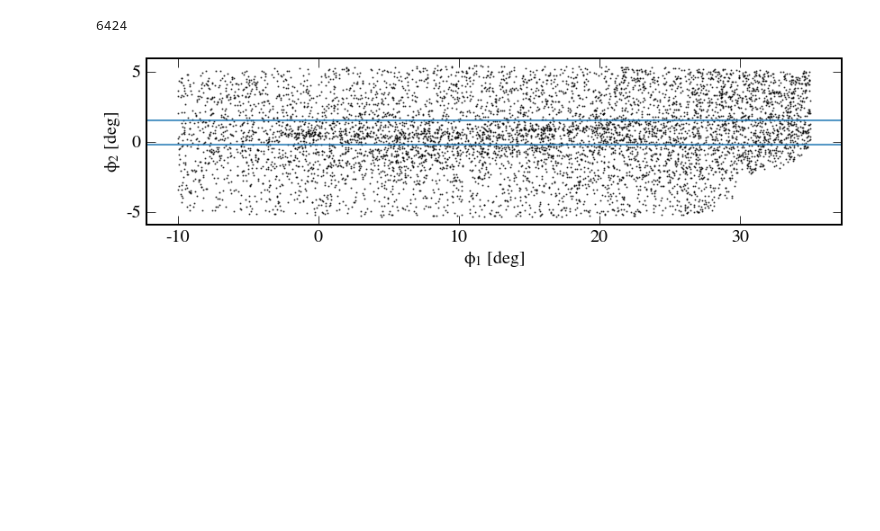
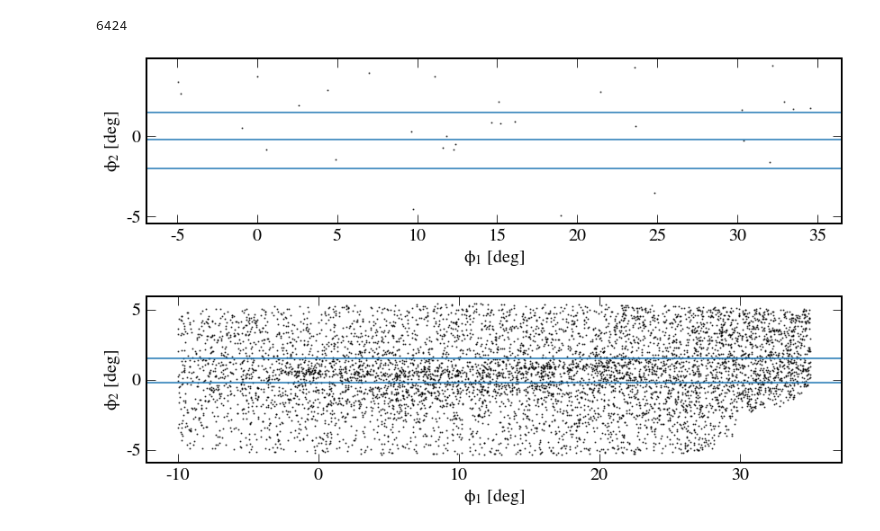
Before and after one commit to abonaca/jhelum, a Jupyter notebook: notebooks/jhelum_components.ipynb, the cells around one changed output. Drawn from its saved outputs; the diff is of its cells as text; code cells hidden in the pictures; blank space fills up the shorter version.

```diff
--- a/notebooks/jhelum_components.ipynb
+++ b/notebooks/jhelum_components.ipynb
@@ -171,3 +171,19 @@ bs_mask = path_bs.contains_points(points)
 np.sum(cmd_mask & pm_mask)
 # %% [output]
 6424
+# %%
+plt.figure(figsize=(12,10))
+plt.plot(cj.phi1[pm_mask & bhb_mask].wrap_at(wangle), cj.phi2[pm_mask & bhb_mask], 'k.', ms=2, alpha=0.7)
+plt.gca().set_aspect('equal')
+
+plt.axhline(1.5)
+plt.axhline(-0.2)
+plt.axhline(-2)
+
+plt.xlabel('$\phi_1$ [deg]')
+plt.ylabel('$\phi_2$ [deg]')
+
+plt.tight_layout()
+plt.savefig('../plots/bhb_sky.png')
+# %% [output]
+[figure, added]
```
Also changed, not shown: parts of 8 cells of this notebook, 3 other files.
